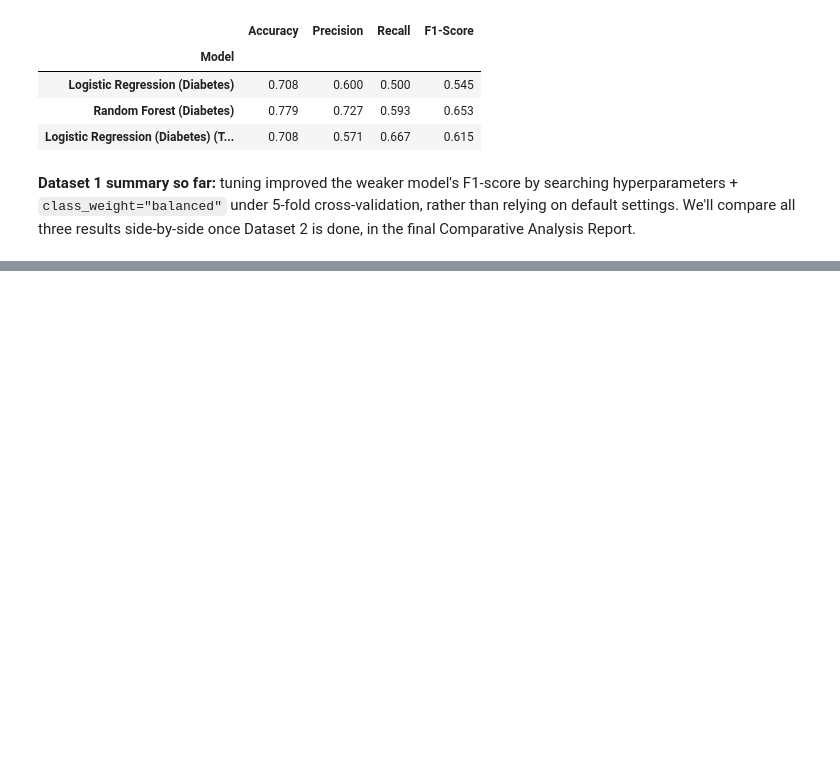
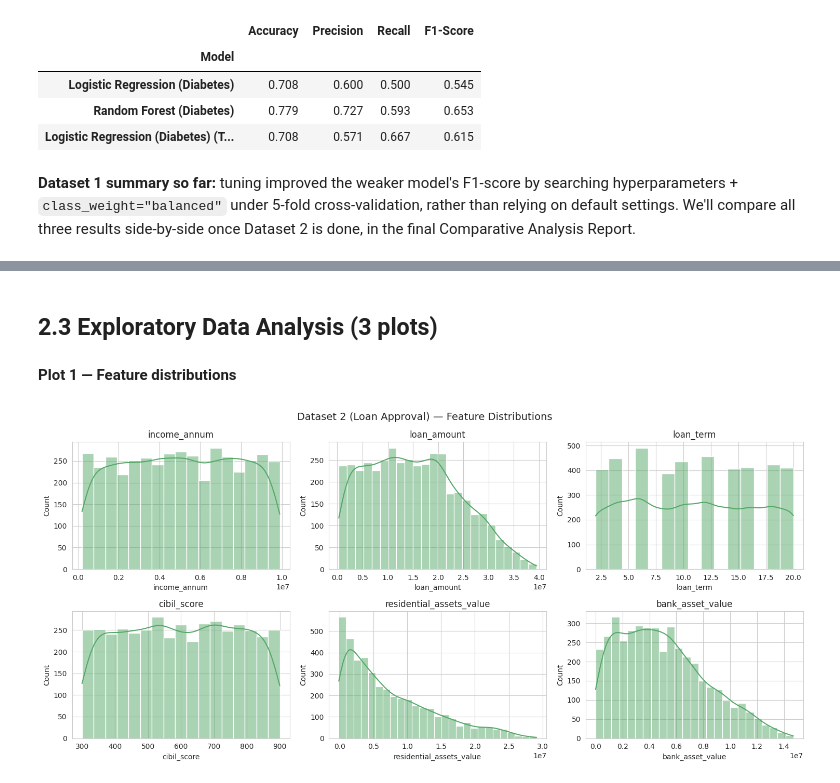
Before and after one commit to ummehabiba-m/betabytez-aiml-task2-ummeHabiba, a Jupyter notebook: notebook.ipynb, the cells around one changed output, grey strips where cells are left out. Drawn from its saved outputs; the diff is of its cells as text; code cells hidden in the pictures; blank space fills up the shorter version.

Commit message:
import dataset 2 done preprocessing and exploratory data analysis

```diff
--- a/notebook.ipynb
+++ b/notebook.ipynb
@@ -350,0 +362,11 @@ Analysis Report.
+# %%
+df2 = pd.read_csv("/content/archive (1).zip")
+
+# The raw CSV has stray leading spaces in both column names and string values
+# (a common quirk of this dataset export) — strip them before doing anything else
+df2.columns = df2.columns.str.strip()
+for col in df2.select_dtypes(include="object").columns:
+    df2[col] = df2[col].str.strip()
+
+print(df2.shape)
+df2.head()
@@ -350,0 +434,12 @@ Analysis Report.
+# %%
+df2_clean = df2.drop(columns=["loan_id"]).copy()
+
+# Binary categorical columns -> 0/1
+df2_clean["education"] = df2_clean["education"].map({"Graduate": 1, "Not Graduate": 0})
+df2_clean["self_employed"] = df2_clean["self_employed"].map({"Yes": 1, "No": 0})
+
+# Target: Approved -> 1, Rejected -> 0
+df2_clean["loan_status"] = df2_clean["loan_status"].map({"Approved": 1, "Rejected": 0})
+
+assert df2_clean.isna().sum().sum() == 0
+df2_clean.head()
@@ -350,0 +453,17 @@ Analysis Report.
+# %% [markdown]
+## 2.3 Exploratory Data Analysis (3 plots)
+# %% [markdown]
+**Plot 1 — Feature distributions**
+# %%
+numeric_for_plots = ["income_annum", "loan_amount", "loan_term", "cibil_score",
+                     "residential_assets_value", "bank_asset_value"]
+
+fig, axes = plt.subplots(2, 3, figsize=(15, 7))
+for ax, col in zip(axes.flatten(), numeric_for_plots):
+    sns.histplot(df2_clean[col], kde=True, ax=ax, color="#55A868")
+    ax.set_title(col)
+fig.suptitle("Dataset 2 (Loan Approval) — Feature Distributions", fontsize=14)
+plt.tight_layout()
+plt.show()
+# %% [output]
+[figure, added]
```
Also changed, not shown: parts of 12 cells of this notebook.
